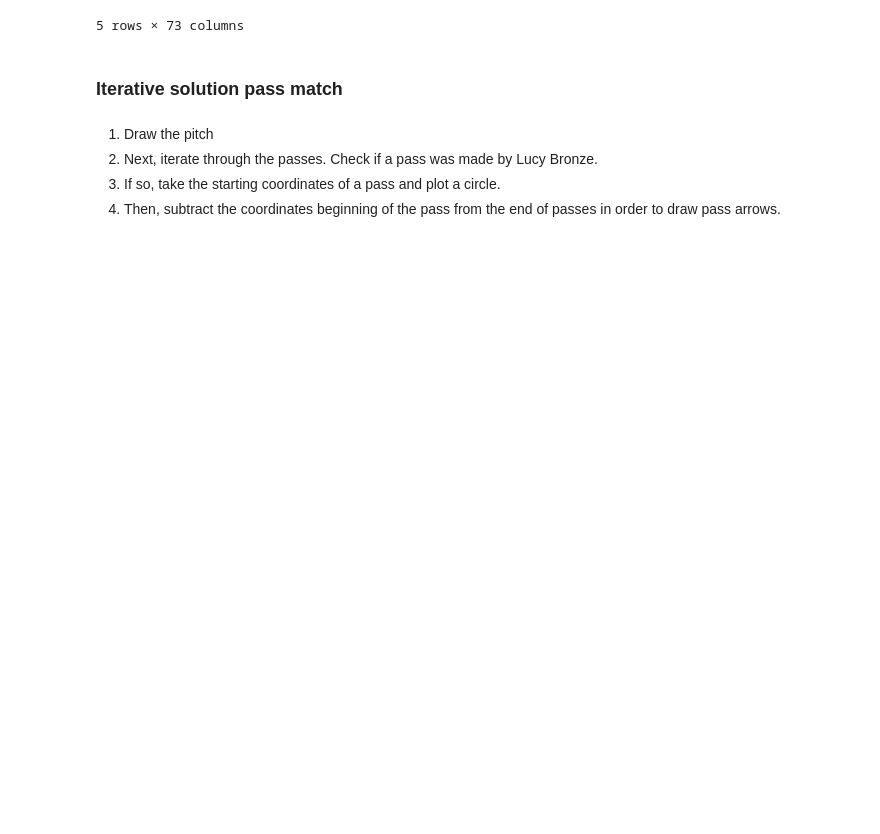
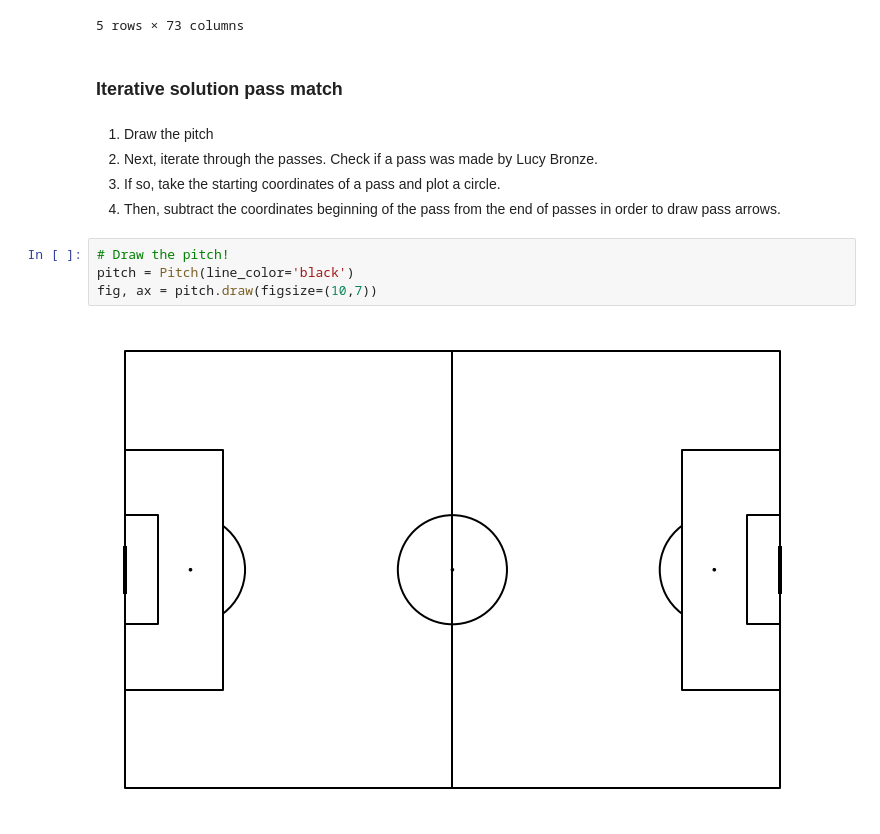
Before and after one commit to curtpond/soccermatics, a Jupyter notebook: pass_plot.ipynb, the cells around one changed output. Saved outputs shown, nothing was run; the diff lists cells and outputs as text; blank space fills up the shorter version.

Commit message:
Created pitch grid for pass display

```diff
--- a/pass_plot.ipynb
+++ b/pass_plot.ipynb
@@ -65,3 +65,9 @@ passes.head()
 2. Next, iterate through the passes. Check if a pass was made by Lucy Bronze.
 3. If so, take the starting coordinates of a pass and plot a circle.
 4. Then, subtract the coordinates beginning of the pass from the end of passes in order to draw pass arrows.
+# %%
+# Draw the pitch!
+pitch = Pitch(line_color='black')
+fig, ax = pitch.draw(figsize=(10,7))
+# %% [output]
+[figure, added]
```
Also changed, not shown: 1 other file.
